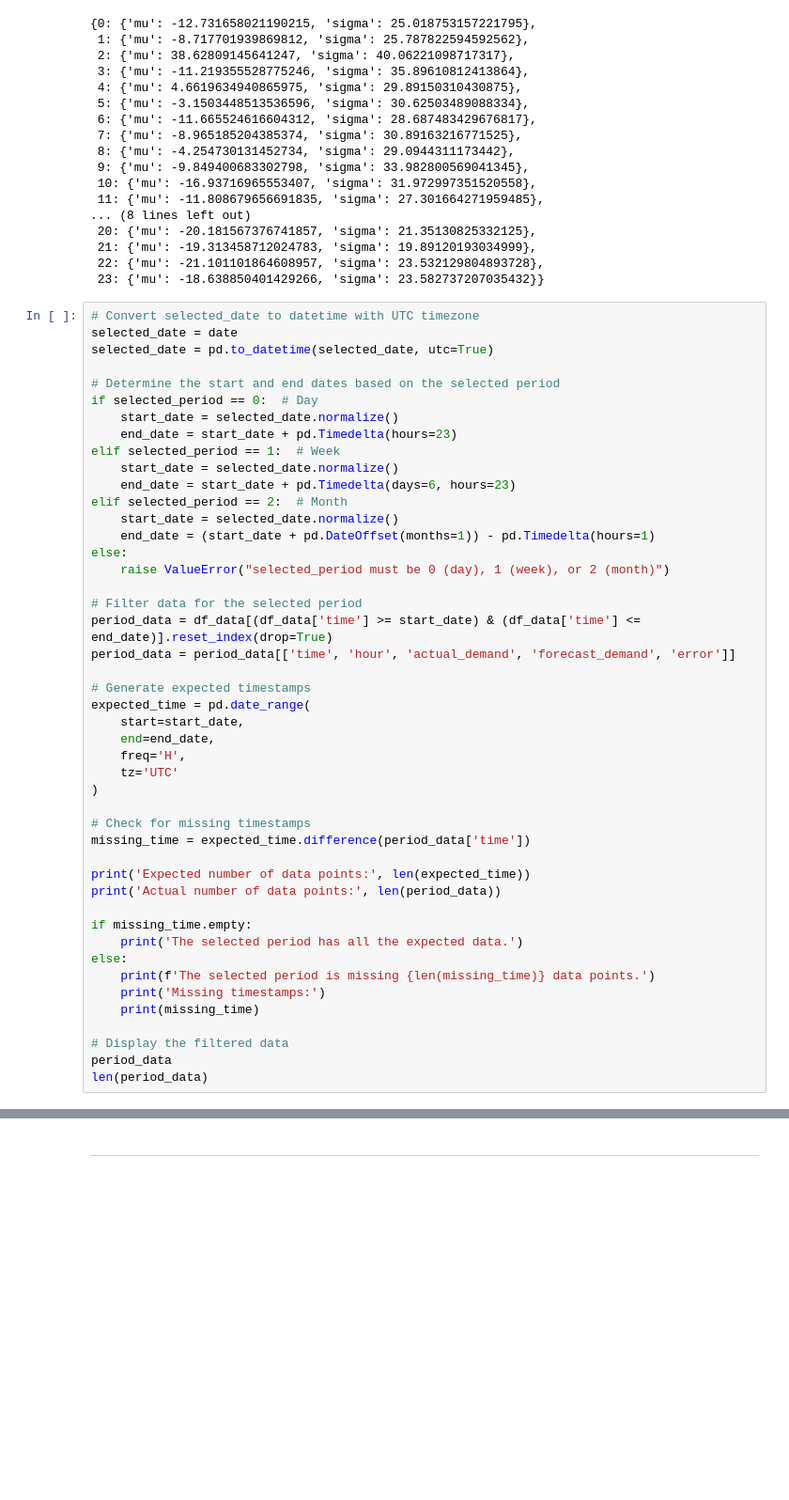
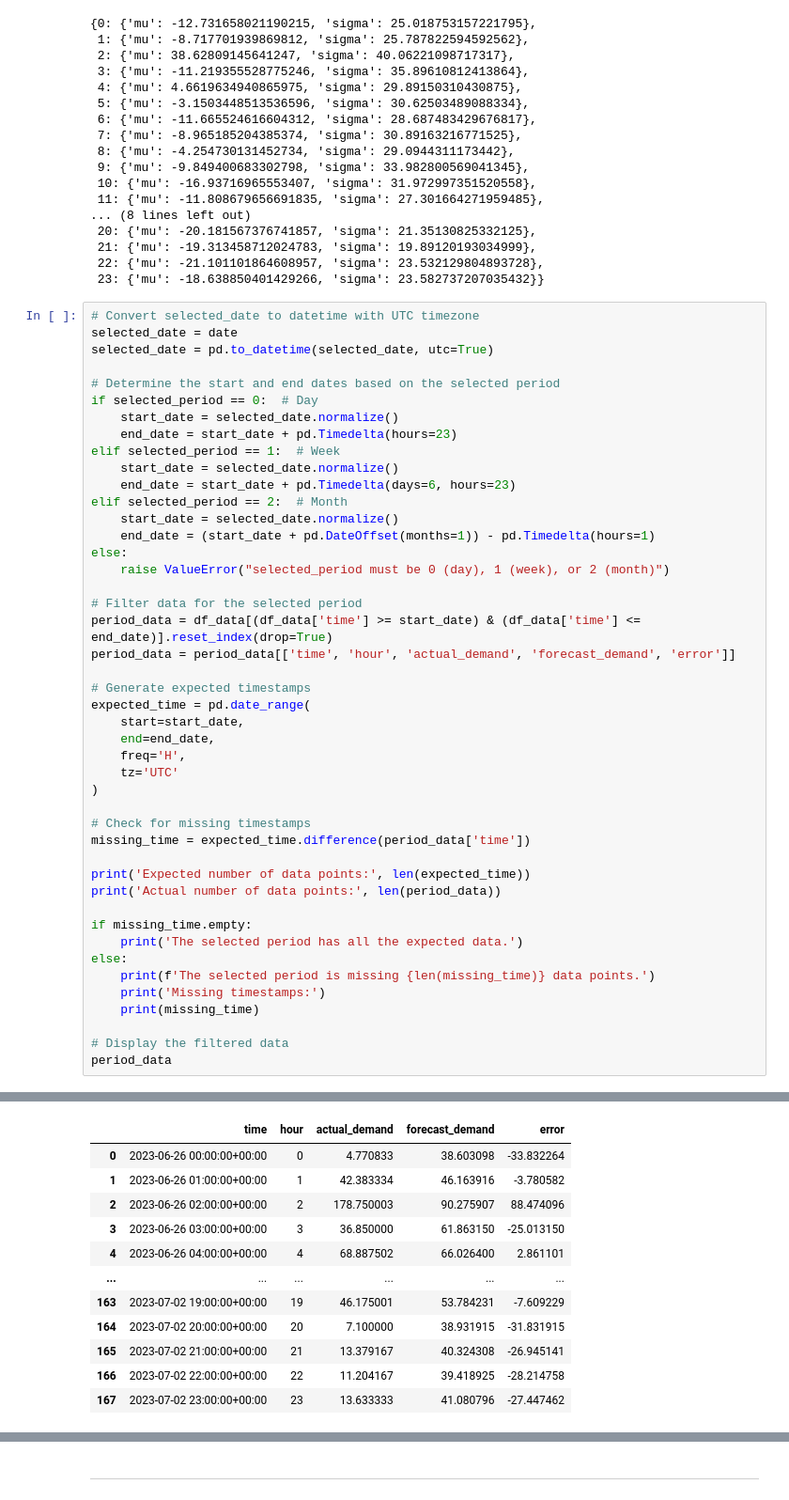
Before and after one commit to 0815Paul/SPMA, a Jupyter notebook: preprocessing/scenario_generation.ipynb, the cells around one changed output, grey strips where cells are left out. Shown at 94% size. Cells and saved outputs as stored; diff of their text form; blank space fills up the shorter version.

```diff
--- a/preprocessing/scenario_generation.ipynb
+++ b/preprocessing/scenario_generation.ipynb
@@ -140,5 +140,4 @@ else:
 
 # Display the filtered data
 period_data
-len(period_data)
 # %% [output]
@@ -147 +146,13 @@ Actual number of data points: 24
 The selected period has all the expected data.
+|  | time | hour | actual_demand | forecast_demand | error |
+| 0 | 2023-06-26 00:00:00+00:00 | 0 | 4.770833 | 38.603098 | -33.832264 |
+| 1 | 2023-06-26 01:00:00+00:00 | 1 | 42.383334 | 46.163916 | -3.780582 |
+| 2 | 2023-06-26 02:00:00+00:00 | 2 | 178.750003 | 90.275907 | 88.474096 |
+| 3 | 2023-06-26 03:00:00+00:00 | 3 | 36.850000 | 61.863150 | -25.013150 |
+| 4 | 2023-06-26 04:00:00+00:00 | 4 | 68.887502 | 66.026400 | 2.861101 |
+| ... | ... | ... | ... | ... | ... |
+| 163 | 2023-07-02 19:00:00+00:00 | 19 | 46.175001 | 53.784231 | -7.609229 |
+| 164 | 2023-07-02 20:00:00+00:00 | 20 | 7.100000 | 38.931915 | -31.831915 |
+| 165 | 2023-07-02 21:00:00+00:00 | 21 | 13.379167 | 40.324308 | -26.945141 |
+| 166 | 2023-07-02 22:00:00+00:00 | 22 | 11.204167 | 39.418925 | -28.214758 |
+| 167 | 2023-07-02 23:00:00+00:00 | 23 | 13.633333 | 41.080796 | -27.447462 |
```
Also changed, not shown: parts of 7 cells of this notebook, 37 other files.
